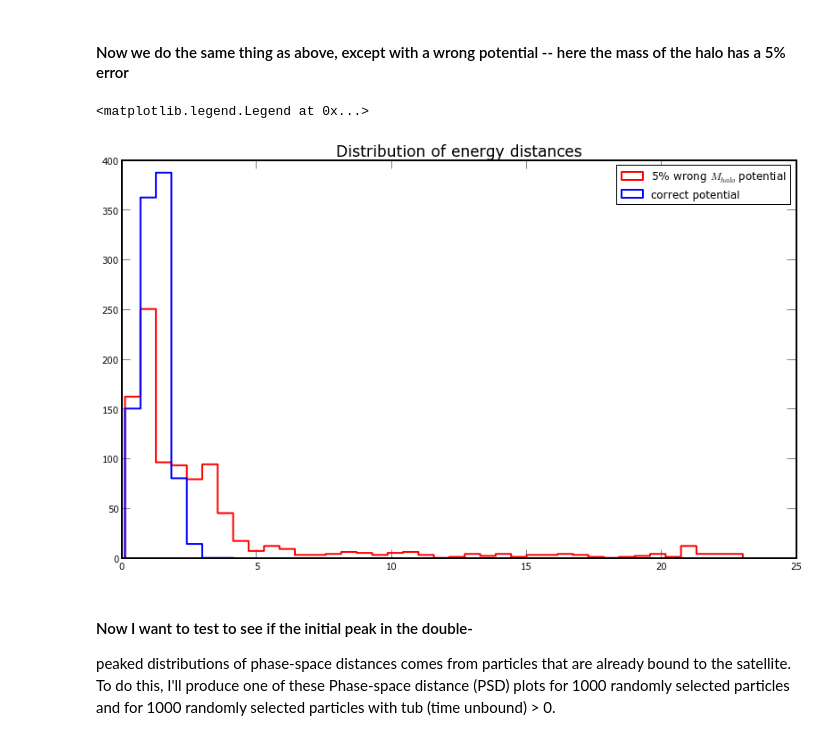
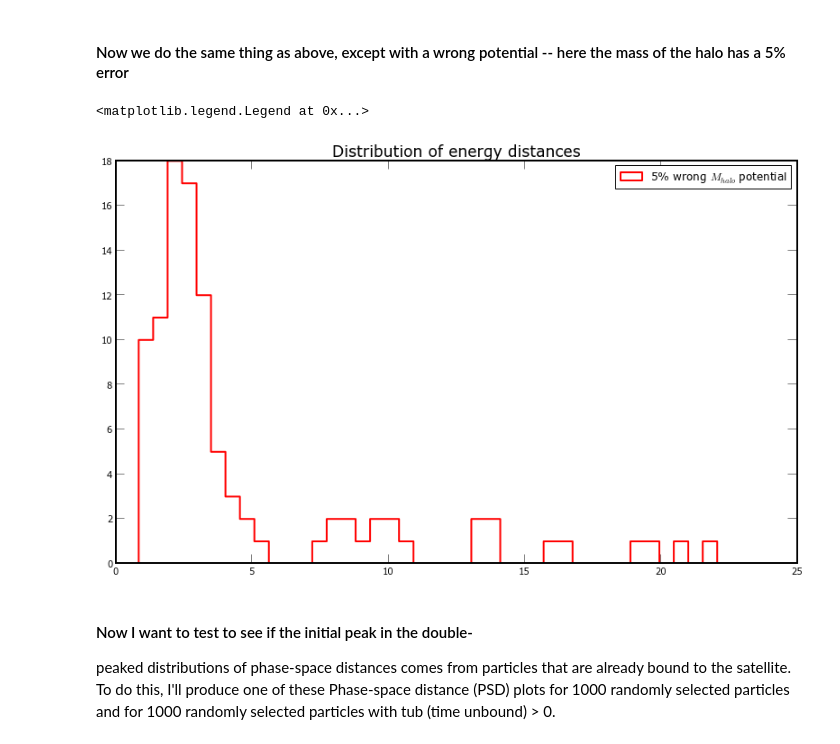
Before and after one commit to adrn/streams, a Jupyter notebook: docs/Streams - Back Integrate Particles.ipynb, the cells around one changed output. Drawn from its saved outputs; the diff is of its cells as text; code cells hidden in the pictures.

Commit message:
update back integrate particles notebook

```diff
--- a/docs/Streams - Back Integrate Particles.ipynb
+++ b/docs/Streams - Back Integrate Particles.ipynb
@@ -202,13 +160,27 @@ for ii in range(sgr_snap.num):
+# %%
+# Initialize simulation
+sgr_snap = SgrSnapshot(num=100, no_bound=True)
+# %%
+# Define potential as used by Kathryn's simulation, to make sure I
+#  can recover the correct behavior
+halo_potential = LogarithmicPotentialLJ(v_halo=(115.7651*u.km/u.s).to(u.kpc/u.Myr).value,
+                                        q1=1.38,
+                                        q2=1.0,
+                                        qz=1.36,
+                                        phi=1.692969,
+                                        c=12.)
+
+dist = run_back_integration(halo_potential, sgr_snap, sgr_cen)
 # %%
 figure(figsize=(12,8))
 plt.title("Distribution of energy distances")
 
-n,bins,patches = plt.hist(wrong_closest_distances, bins=40, histtype="step", linewidth=2, color='red', label=r"5% wrong $M_{halo}$ potential")
-n,bins,patches = plt.hist(closest_distances, bins=bins, histtype="step", linewidth=2, color='blue', label="correct potential")
+n,bins,patches = plt.hist(dist, bins=40, histtype="step", linewidth=2, color='red', label=r"5% wrong $M_{halo}$ potential")
+#n,bins,patches = plt.hist(closest_distances, bins=bins, histtype="step", linewidth=2, color='blue', label="correct potential")
 plt.legend()
 # %% [output]
 <matplotlib.legend.Legend at 0x...>
-[figure, old version]
+[figure, new version]
 # %% [markdown]
 #### Now I want to test to see if the initial peak in the double-
 peaked distributions of phase-space distances comes from
```
Also changed, not shown: parts of 15 cells of this notebook.
